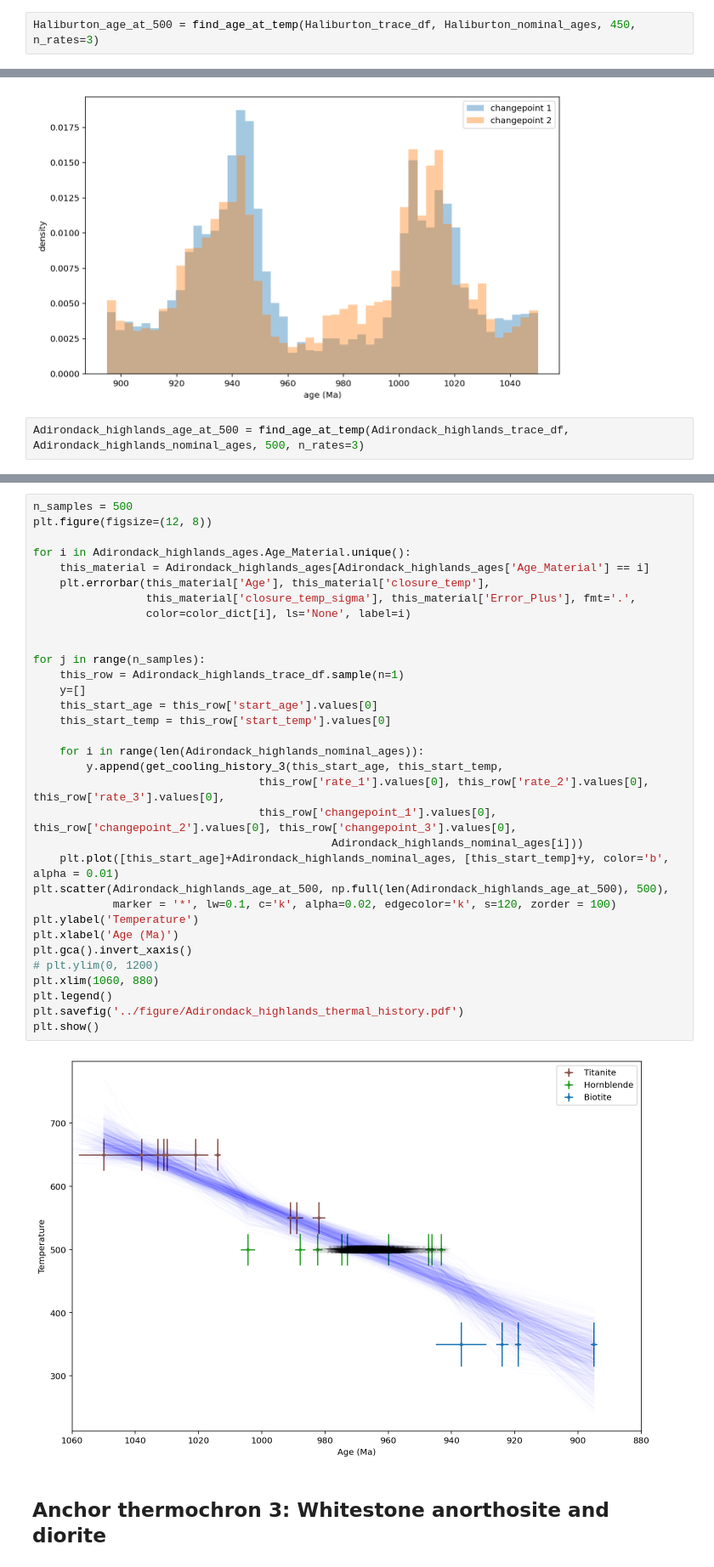
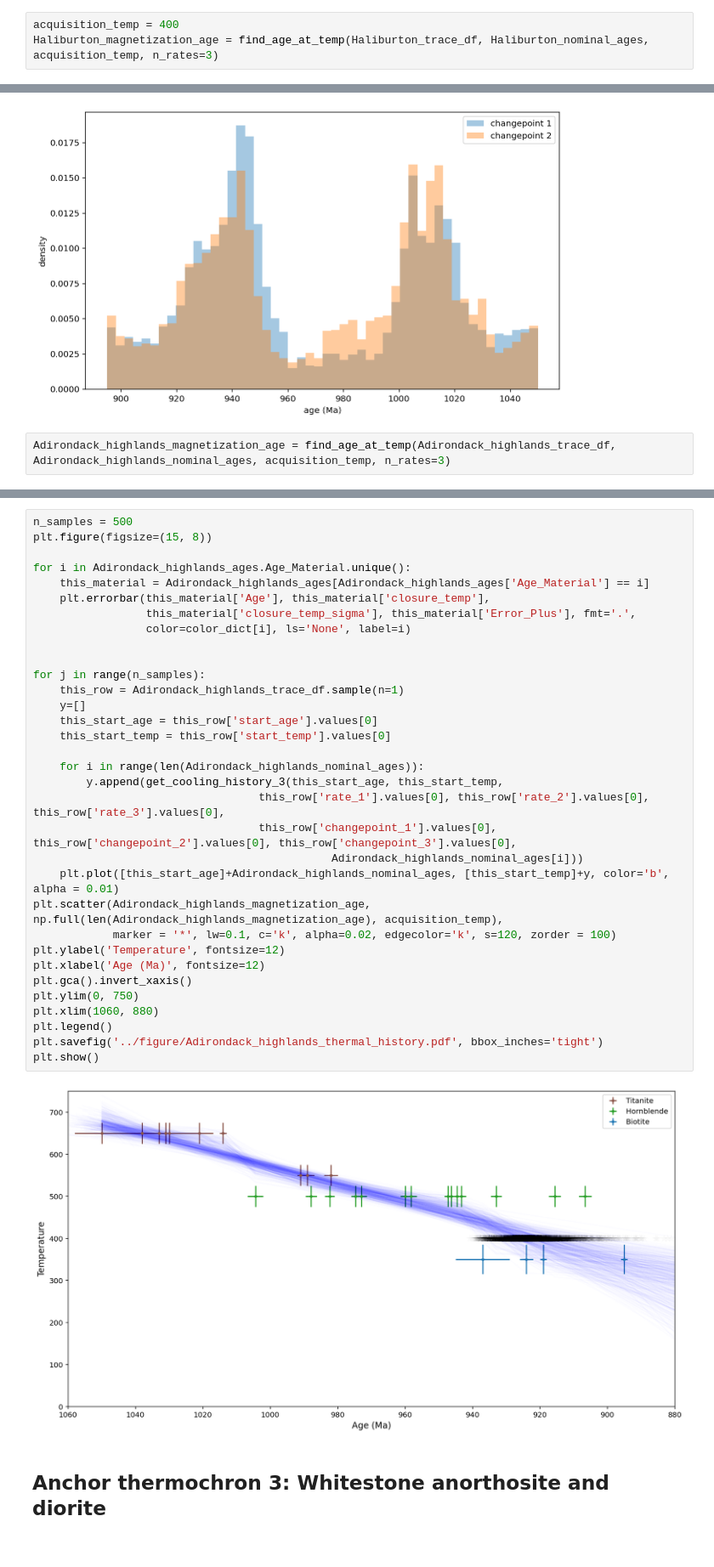
Before and after one commit to Swanson-Hysell-Group/Grenville_seminar, a Jupyter notebook: code/cooling_model.ipynb, the cells around one changed output, grey strips where cells are left out. Shown at 85% size. Drawn from its saved outputs; the diff is of its cells as text.

```diff
--- a/code/cooling_model.ipynb
+++ b/code/cooling_model.ipynb
@@ -225,5 +225,6 @@ plt.show()
 # %% [output]
 [figure]
 # %%
-Haliburton_age_at_500 = find_age_at_temp(Haliburton_trace_df, Haliburton_nominal_ages, 450, n_rates=3)
+acquisition_temp = 400
+Haliburton_magnetization_age = find_age_at_temp(Haliburton_trace_df, Haliburton_nominal_ages, acquisition_temp, n_rates=3)
 # %%
@@ -387,5 +387,5 @@ plt.show()
 # %% [output]
 [figure]
 # %%
-Adirondack_highlands_age_at_500 = find_age_at_temp(Adirondack_highlands_trace_df, Adirondack_highlands_nominal_ages, 500, n_rates=3)
+Adirondack_highlands_magnetization_age = find_age_at_temp(Adirondack_highlands_trace_df, Adirondack_highlands_nominal_ages, acquisition_temp, n_rates=3)
 # %%
@@ -405,38 +407,38 @@ plt.show()
 # %%
 n_samples = 500
-plt.figure(figsize=(12, 8))
+plt.figure(figsize=(15, 8))
 
 for i in Adirondack_highlands_ages.Age_Material.unique():
     this_material = Adirondack_highlands_ages[Adirondack_highlands_ages['Age_Material'] == i]
     plt.errorbar(this_material['Age'], this_material['closure_temp'],
                  this_material['closure_temp_sigma'], this_material['Error_Plus'], fmt='.',
                  color=color_dict[i], ls='None', label=i)
 
 
 for j in range(n_samples):
     this_row = Adirondack_highlands_trace_df.sample(n=1)
     y=[]
     this_start_age = this_row['start_age'].values[0]
     this_start_temp = this_row['start_temp'].values[0]
 
     for i in range(len(Adirondack_highlands_nominal_ages)):
         y.append(get_cooling_history_3(this_start_age, this_start_temp,
                                   this_row['rate_1'].values[0], this_row['rate_2'].values[0], this_row['rate_3'].values[0],
                                   this_row['changepoint_1'].values[0], this_row['changepoint_2'].values[0], this_row['changepoint_3'].values[0],
                                              Adirondack_highlands_nominal_ages[i]))
     plt.plot([this_start_age]+Adirondack_highlands_nominal_ages, [this_start_temp]+y, color='b', alpha = 0.01)
-plt.scatter(Adirondack_highlands_age_at_500, np.full(len(Adirondack_highlands_age_at_500), 500),
+plt.scatter(Adirondack_highlands_magnetization_age, np.full(len(Adirondack_highlands_magnetization_age), acquisition_temp),
             marker = '*', lw=0.1, c='k', alpha=0.02, edgecolor='k', s=120, zorder = 100)
-plt.ylabel('Temperature')
-plt.xlabel('Age (Ma)')
+plt.ylabel('Temperature', fontsize=12)
+plt.xlabel('Age (Ma)', fontsize=12)
 plt.gca().invert_xaxis()
-# plt.ylim(0, 1200)
+plt.ylim(0, 750)
 plt.xlim(1060, 880)
 plt.legend()
-plt.savefig('../figure/Adirondack_highlands_thermal_history.pdf')
+plt.savefig('../figure/Adirondack_highlands_thermal_history.pdf', bbox_inches='tight')
 plt.show()
 # %% [output]
-[figure, old version]
+[figure, new version]
 # %% [markdown]
 ## Anchor thermochron 3: Whitestone anorthosite and diorite
 # %%
```
Also changed, not shown: parts of 23 cells of this notebook, 1 other file.
